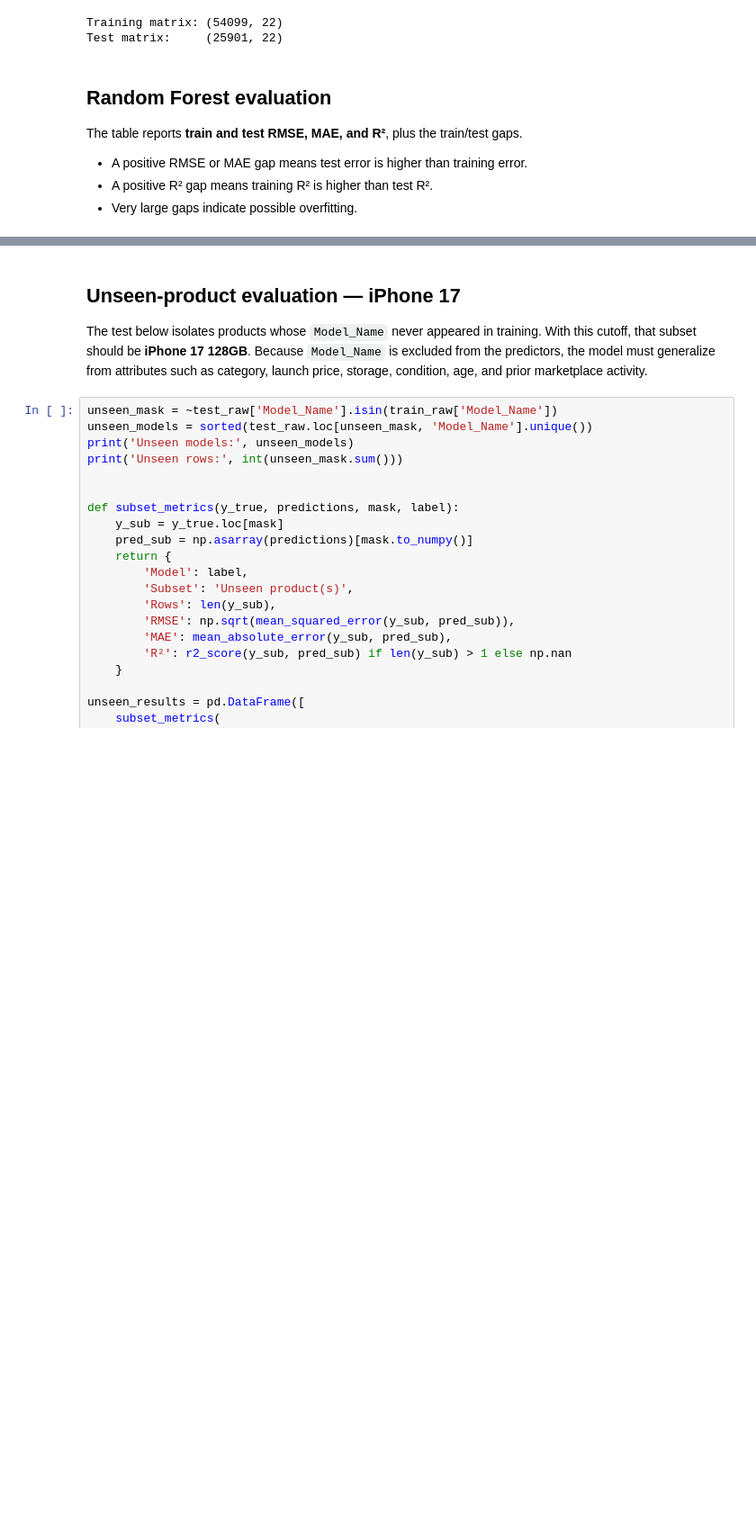
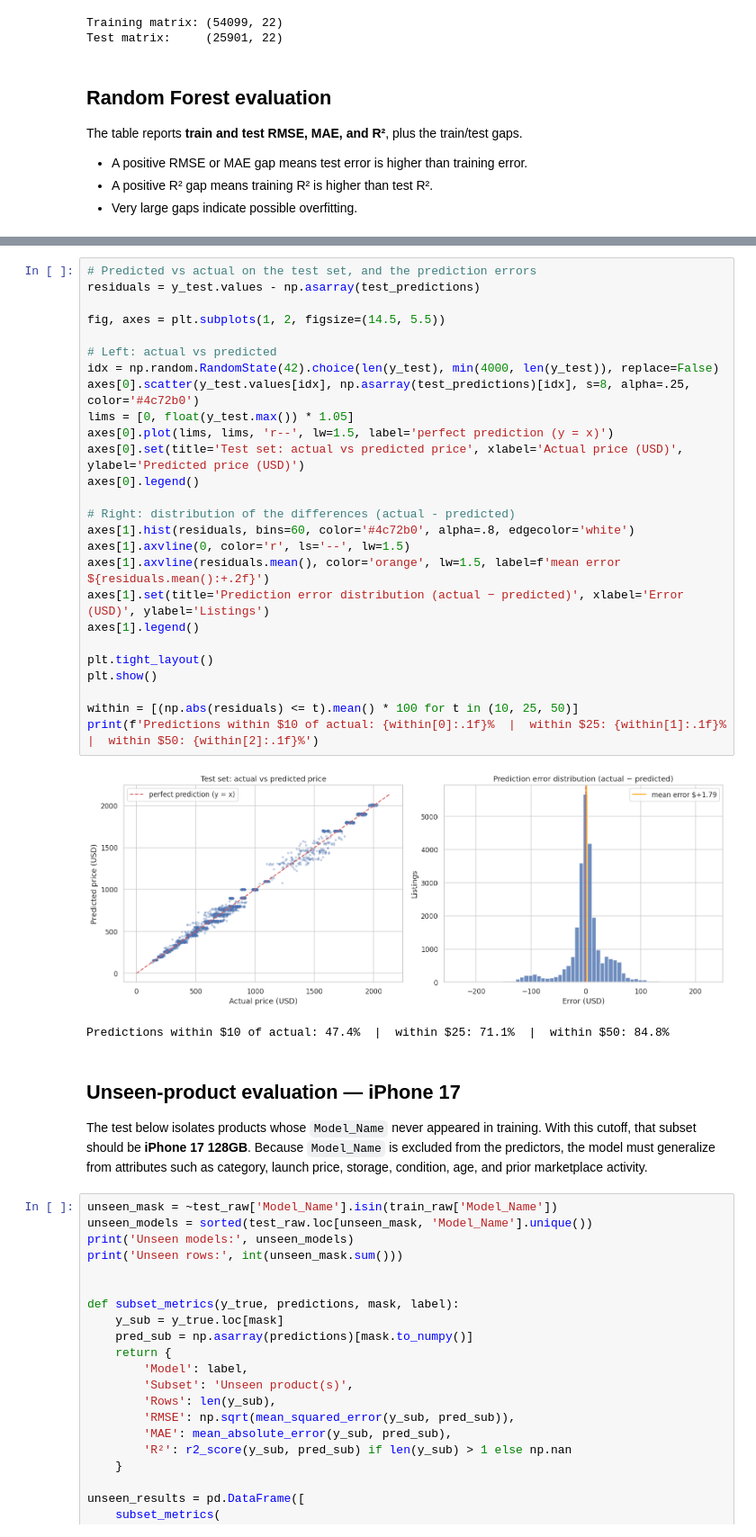
Before and after one commit to TianweiZhou/apple-products-eda-2020-2026, a Jupyter notebook: Apple_Pricing_EDA.ipynb, the cells around one changed output, grey strips where cells are left out. Shown at 90% size. Cells and saved outputs as stored; diff of their text form; blank space fills up the shorter version.

Commit message:
chart modification

```diff
--- a/Apple_Pricing_EDA.ipynb
+++ b/Apple_Pricing_EDA.ipynb
@@ -1002,6 +1002,35 @@ display(results_table.round(4))
 # %% [output]
 |  | Model | Train RMSE | Test RMSE | RMSE Gap | Train MAE | Test MAE | MAE Gap | Train R² | Test R² | R² Gap |
 | 0 | Random Forest — Continuous Features | 16.8041 | 37.607 | 20.8029 | 10.0616 | 23.3323 | 13.2706 | 0.9987 | 0.9932 | 0.0054 |
+# %%
+# Predicted vs actual on the test set, and the prediction errors
+residuals = y_test.values - np.asarray(test_predictions)
+
+fig, axes = plt.subplots(1, 2, figsize=(14.5, 5.5))
+
+# Left: actual vs predicted
+idx = np.random.RandomState(42).choice(len(y_test), min(4000, len(y_test)), replace=False)
+axes[0].scatter(y_test.values[idx], np.asarray(test_predictions)[idx], s=8, alpha=.25, color='#4c72b0')
+lims = [0, float(y_test.max()) * 1.05]
+axes[0].plot(lims, lims, 'r--', lw=1.5, label='perfect prediction (y = x)')
+axes[0].set(title='Test set: actual vs predicted price', xlabel='Actual price (USD)', ylabel='Predicted price (USD)')
+axes[0].legend()
+
+# Right: distribution of the differences (actual - predicted)
+axes[1].hist(residuals, bins=60, color='#4c72b0', alpha=.8, edgecolor='white')
+axes[1].axvline(0, color='r', ls='--', lw=1.5)
+axes[1].axvline(residuals.mean(), color='orange', lw=1.5, label=f'mean error ${residuals.mean():+.2f}')
+axes[1].set(title='Prediction error distribution (actual − predicted)', xlabel='Error (USD)', ylabel='Listings')
+axes[1].legend()
+
+plt.tight_layout()
+plt.show()
+
+within = [(np.abs(residuals) <= t).mean() * 100 for t in (10, 25, 50)]
+print(f'Predictions within $10 of actual: {within[0]:.1f}%  |  within $25: {within[1]:.1f}%  |  within $50: {within[2]:.1f}%')
+# %% [output]
+[figure, added]
+Predictions within $10 of actual: 47.4%  |  within $25: 71.1%  |  within $50: 84.8%
 # %% [markdown]
 ## Unseen-product evaluation — iPhone 17
 
```
